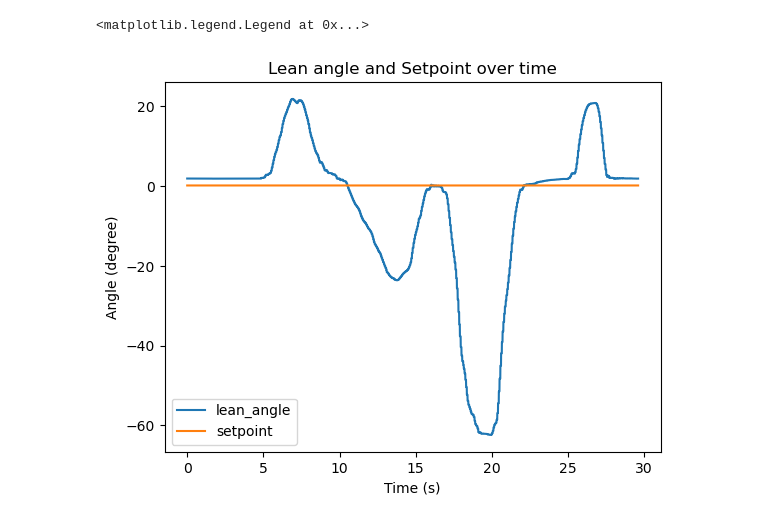
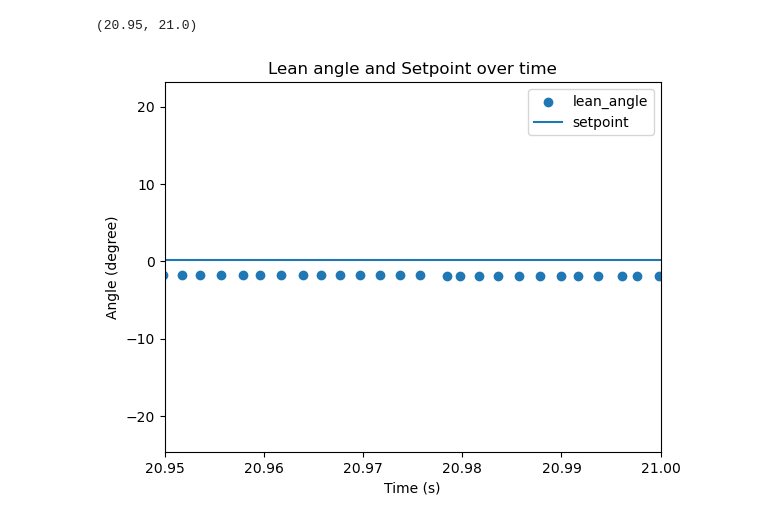
Before and after one commit to Umich-NASA-Big-Idea-Challenge/cargo_beep, a Jupyter notebook: cargo_beep/graph_bags.ipynb, the cells around one changed output. Saved outputs shown, nothing was run; the diff lists cells and outputs as text; code cells hidden in the pictures.

```diff
--- a/cargo_beep/graph_bags.ipynb
+++ b/cargo_beep/graph_bags.ipynb
@@ -27,7 +23,6 @@ topic_metas = {
     "/output/tuning_values": TopicMeta("tuning", TuningValues),
     "/output/lean_angle": TopicMeta("lean_angle", Float32),
 }
-
 
 def get_all_data(path):
     data = {}
@@ -55,8 +50,8 @@ def get_all_data(path):
 
     return data, time
 
-def get_graphable_data(data, source, attribute="data"):
-    return np.array(list(map(lambda x: getattr(x, attribute), data[source])))
+def get_graphable_data(data, time, source, attribute="data"):
+    return np.array(list(map(lambda x: getattr(x, attribute), data[source]))), time[source]
 # %%
 bags = glob("../bags/*")
 bags.sort()
@@ -70,19 +65,20 @@ data, time = get_all_data(path)
 # %%
-lean_angle = get_graphable_data(data, "lean_angle", "data")
-lean_angle_t = time['lean_angle']
+lean_angle, lean_angle_t = get_graphable_data(data, time, "lean_angle", "data")
 
 setpoint = DESIRED_ANGLE
 setpoint_array = np.ones(lean_angle.shape) * setpoint
 
 #graph 1
 plt.figure()
-plt.plot(lean_angle_t, lean_angle)
+plt.scatter(lean_angle_t, lean_angle)
 plt.plot(lean_angle_t, setpoint_array)
 
 plt.title("Lean angle and Setpoint over time")
 plt.xlabel("Time (s)")
 plt.ylabel("Angle (degree)")
 plt.legend(["lean_angle", "setpoint"])
+
+plt.xlim([20.95, 21])
 # %% [output]
-<matplotlib.legend.Legend at 0x...>
+(20.95, 21.0)
-[figure, old version]
+[figure, new version]
```
Also changed, not shown: parts of 7 cells of this notebook, 25 other files.
